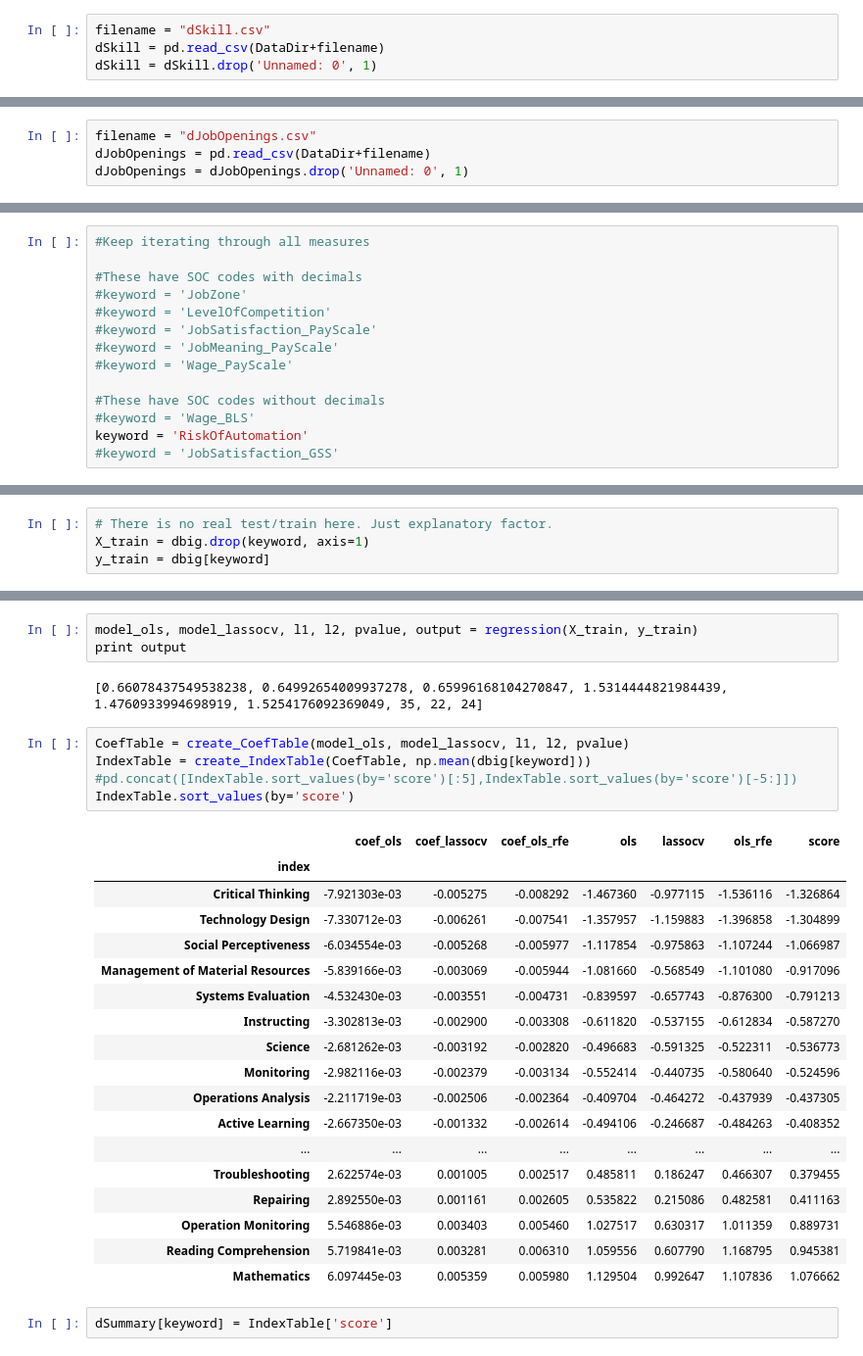
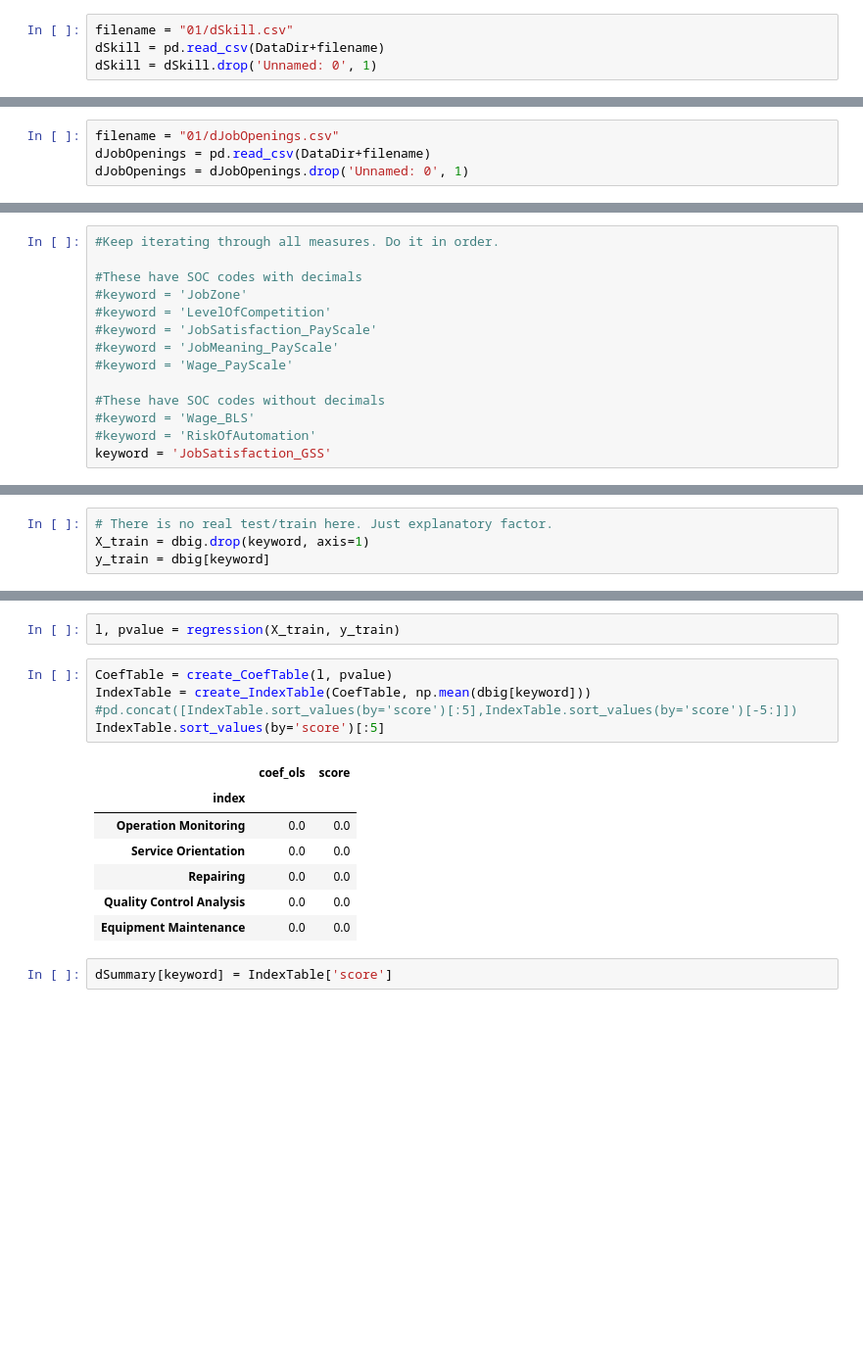
Before and after one commit to richardbatty/careers-data-analysis, a Jupyter notebook: InsightDataScienceProject_02_ScoresForAllMeasures_UnivariateRegression.ipynb, the cells around one changed output, grey strips where cells are left out. Shown at 98% size. Cells and saved outputs as stored; diff of their text form; blank space fills up the shorter version.

```diff
--- a/InsightDataScienceProject_02_ScoresForAllMeasures.ipynb
+++ b/InsightDataScienceProject_02_ScoresForAllMeasures_UnivariateRegression.ipynb
@@ -39,7 +39,7 @@ In this stage, we look into data. Let's focus on Skills for now.
 # %% [markdown]
 ### Stage 3.1: Skills
 # %%
-filename = "dSkill.csv"
+filename = "01/dSkill.csv"
 dSkill = pd.read_csv(DataDir+filename)
 dSkill = dSkill.drop('Unnamed: 0', 1)
 # %%
@@ -125,7 +125,7 @@ for i in range(1,len(CorrMatrix)):
 # %% [markdown]
 In this round, we will focus on transferability. So, we will use only job openings.
 # %%
-filename = "dJobOpenings.csv"
+filename = "01/dJobOpenings.csv"
 dJobOpenings = pd.read_csv(DataDir+filename)
 dJobOpenings = dJobOpenings.drop('Unnamed: 0', 1)
 # %%
@@ -276,6 +257,6 @@ def create_IndexTable(CoefTable, n0):
     return IndexTable;
 # %%
-#Keep iterating through all measures
+#Keep iterating through all measures. Do it in order.
 
 #These have SOC codes with decimals
 #keyword = 'JobZone'
@@ -286,8 +267,8 @@ def create_IndexTable(CoefTable, n0):
 
 #These have SOC codes without decimals
 #keyword = 'Wage_BLS'
-keyword = 'RiskOfAutomation'
-#keyword = 'JobSatisfaction_GSS'
+#keyword = 'RiskOfAutomation'
+keyword = 'JobSatisfaction_GSS'
 # %%
 #These have SOC codes with decimals
 if keyword in ['JobZone','LevelOfCompetition','JobSatisfaction_PayScale','JobMeaning_PayScale','Wage_PayScale']:
@@ -330,32 +311,18 @@ array([-0.00726546])
 # %%
-model_ols, model_lassocv, l1, l2, pvalue, output = regression(X_train, y_train)
-print output
+l, pvalue = regression(X_train, y_train)
-# %% [output]
-[0.66078437549538238, 0.64992654009937278, 0.65996168104270847, 1.5314444821984439, 1.4760933994698919, 1.5254176092369049, 35, 22, 24]
 # %%
-CoefTable = create_CoefTable(model_ols, model_lassocv, l1, l2, pvalue)
+CoefTable = create_CoefTable(l, pvalue)
 IndexTable = create_IndexTable(CoefTable, np.mean(dbig[keyword]))
 #pd.concat([IndexTable.sort_values(by='score')[:5],IndexTable.sort_values(by='score')[-5:]])
-IndexTable.sort_values(by='score')
+IndexTable.sort_values(by='score')[:5]
 # %% [output]
-|  | coef_ols | coef_lassocv | coef_ols_rfe | ols | lassocv | ols_rfe | score |
-| index |  |  |  |  |  |  |  |
-| Critical Thinking | -7.921303e-03 | -0.005275 | -0.008292 | -1.467360 | -0.977115 | -1.536116 | -1.326864 |
-| Technology Design | -7.330712e-03 | -0.006261 | -0.007541 | -1.357957 | -1.159883 | -1.396858 | -1.304899 |
-| Social Perceptiveness | -6.034554e-03 | -0.005268 | -0.005977 | -1.117854 | -0.975863 | -1.107244 | -1.066987 |
-| Management of Material Resources | -5.839166e-03 | -0.003069 | -0.005944 | -1.081660 | -0.568549 | -1.101080 | -0.917096 |
-| Systems Evaluation | -4.532430e-03 | -0.003551 | -0.004731 | -0.839597 | -0.657743 | -0.876300 | -0.791213 |
-| Instructing | -3.302813e-03 | -0.002900 | -0.003308 | -0.611820 | -0.537155 | -0.612834 | -0.587270 |
-| Science | -2.681262e-03 | -0.003192 | -0.002820 | -0.496683 | -0.591325 | -0.522311 | -0.536773 |
-| Monitoring | -2.982116e-03 | -0.002379 | -0.003134 | -0.552414 | -0.440735 | -0.580640 | -0.524596 |
-| Operations Analysis | -2.211719e-03 | -0.002506 | -0.002364 | -0.409704 | -0.464272 | -0.437939 | -0.437305 |
-| Active Learning | -2.667350e-03 | -0.001332 | -0.002614 | -0.494106 | -0.246687 | -0.484263 | -0.408352 |
-| ... | ... | ... | ... | ... | ... | ... | ... |
-| Troubleshooting | 2.622574e-03 | 0.001005 | 0.002517 | 0.485811 | 0.186247 | 0.466307 | 0.379455 |
-| Repairing | 2.892550e-03 | 0.001161 | 0.002605 | 0.535822 | 0.215086 | 0.482581 | 0.411163 |
-| Operation Monitoring | 5.546886e-03 | 0.003403 | 0.005460 | 1.027517 | 0.630317 | 1.011359 | 0.889731 |
-| Reading Comprehension | 5.719841e-03 | 0.003281 | 0.006310 | 1.059556 | 0.607790 | 1.168795 | 0.945381 |
-| Mathematics | 6.097445e-03 | 0.005359 | 0.005980 | 1.129504 | 0.992647 | 1.107836 | 1.076662 |
+|  | coef_ols | score |
+| index |  |  |
+| Operation Monitoring | 0.0 | 0.0 |
+| Service Orientation | 0.0 | 0.0 |
+| Repairing | 0.0 | 0.0 |
+| Quality Control Analysis | 0.0 | 0.0 |
+| Equipment Maintenance | 0.0 | 0.0 |
 # %%
 dSummary[keyword] = IndexTable['score']
 # %%
```
Also changed, not shown: parts of 22 cells of this notebook, 3 other files.
